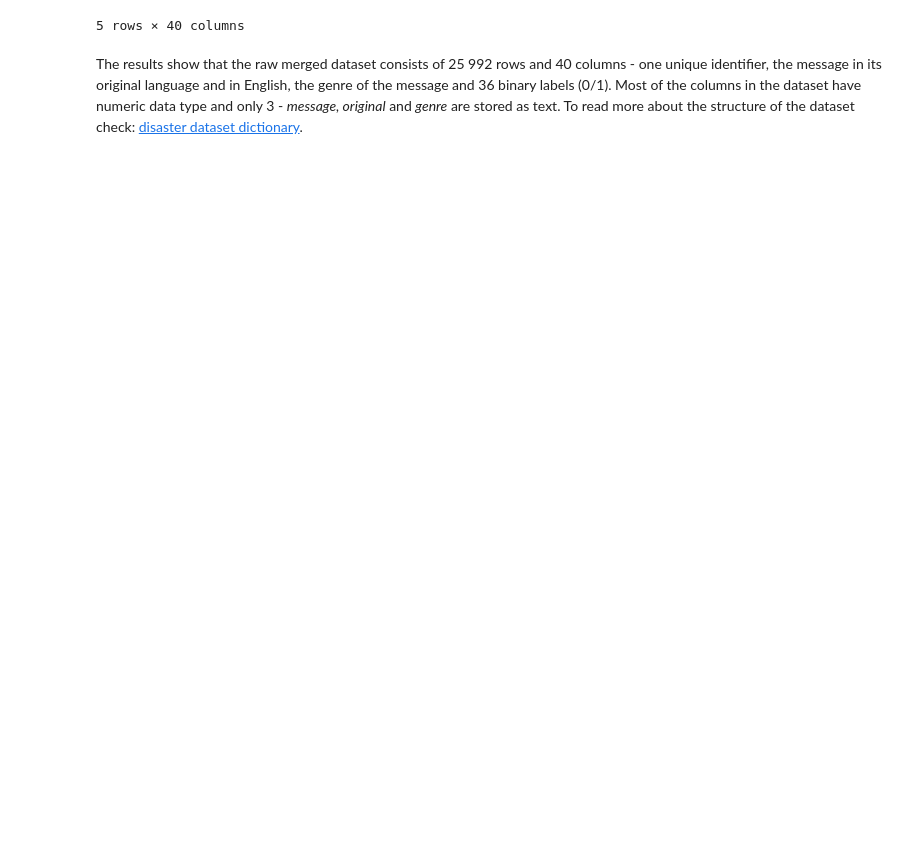
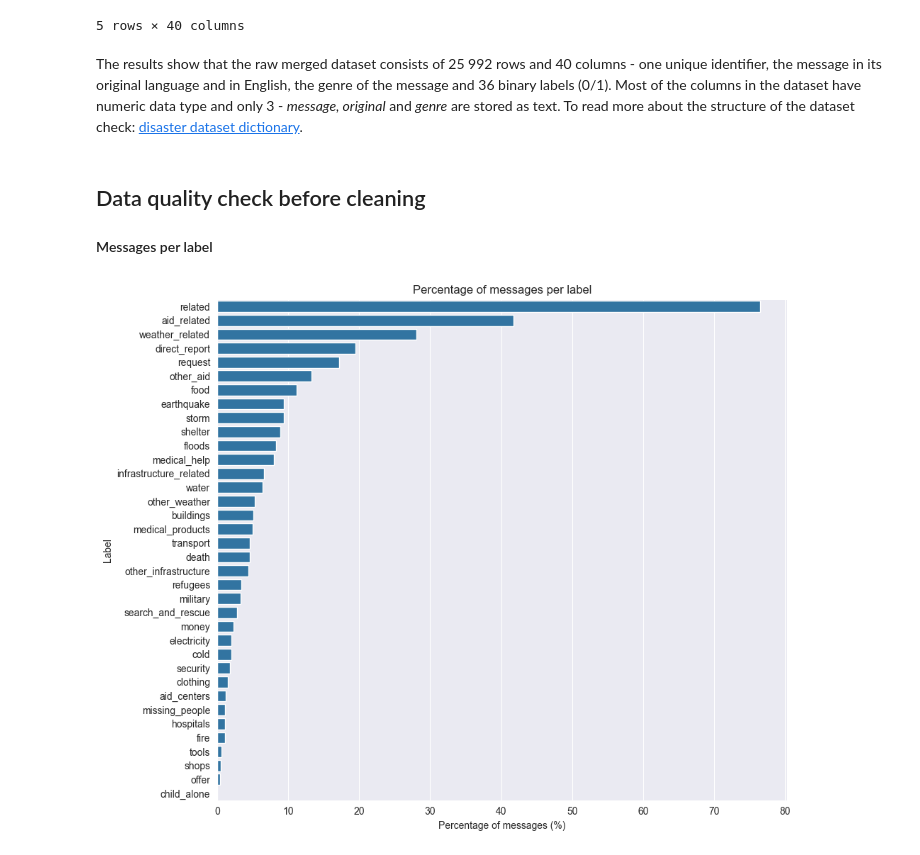
Before and after one commit to KaterinaSSlavova/Crisis-Help-Classification, a Jupyter notebook: Notebooks/02_data_provisioning.ipynb, the cells around one changed output. Cells and saved outputs as stored; diff of their text form; code cells hidden in the pictures; blank space fills up the shorter version.

Commit message:
adding reusable helper file + analysing dataset + cleaning

```diff
--- a/Notebooks/02_data_provisioning.ipynb
+++ b/Notebooks/02_data_provisioning.ipynb
@@ -262,3 +262,21 @@ disaster_df.head()
 5 rows × 40 columns
 # %% [markdown]
 The results show that the raw merged dataset consists of 25 992 rows and 40 columns - one unique identifier, the message in its original language and in English, the genre of the message and 36 binary labels (0/1). Most of the columns in the dataset have numeric data type and only 3 - *message, original* and *genre* are stored as text. To read more about the structure of the dataset check: [disaster dataset dictionary](../docs/Data%20dictionary.md).
+# %% [markdown]
+## Data quality check before cleaning
+#### Messages per label
+# %%
+import seaborn as sns
+from utilities import helper
+
+label_pct = helper.calculate_label_message_percentage(disaster_df)
+
+plt.figure(figsize=(10, 8))
+sns.barplot(x=label_pct.values,y=label_pct.index)
+plt.xlabel("Percentage of messages (%)")
+plt.ylabel("Label")
+plt.title("Percentage of messages per label")
+plt.tight_layout()
+plt.show()
+# %% [output]
+[figure, added]
```
Also changed, not shown: parts of 24 cells of this notebook, 1 other file.
